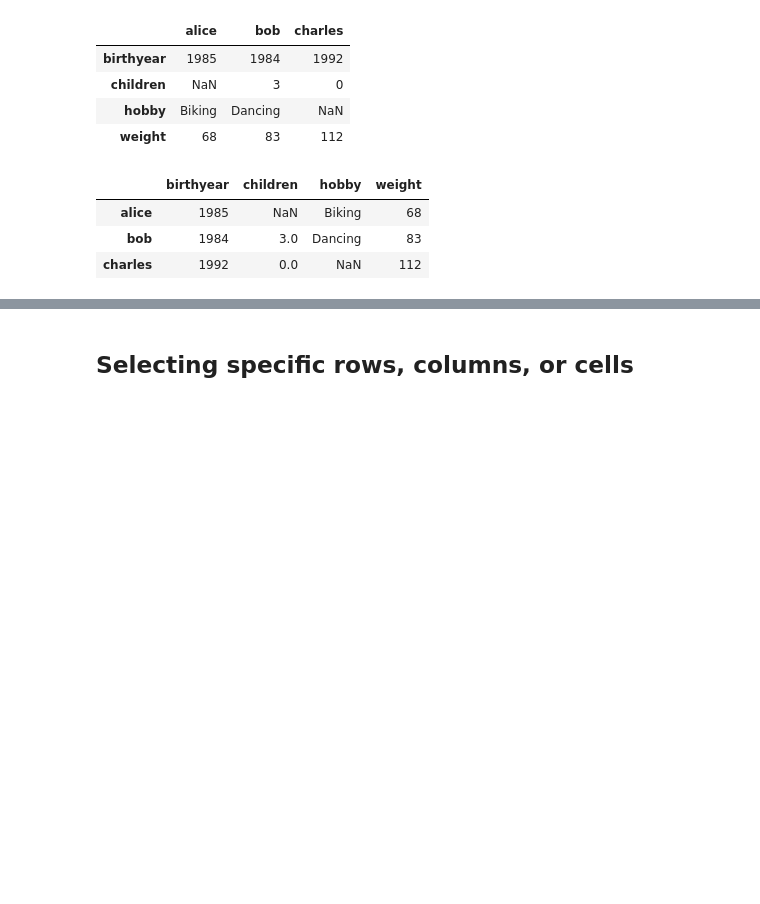
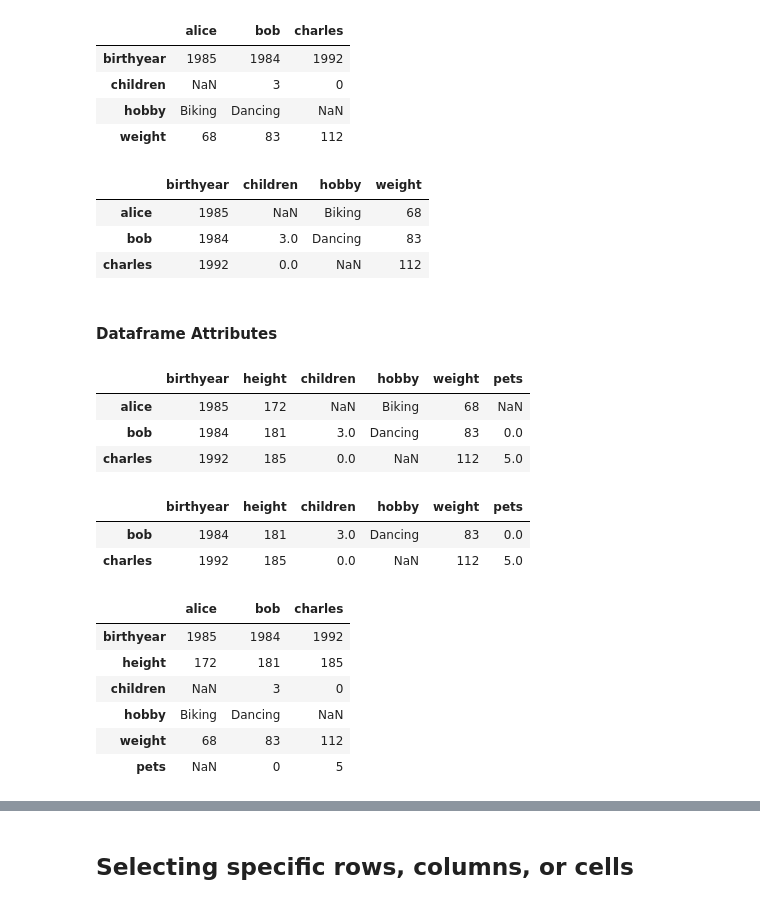
Before and after one commit to carriegardner428/cybersecurity_datascience, a Jupyter notebook: tutorials/Pandas Intro.ipynb, the cells around one changed output, grey strips where cells are left out. Drawn from its saved outputs; the diff is of its cells as text; code cells hidden in the pictures; blank space fills up the shorter version.

```diff
--- a/tutorials/Pandas Intro.ipynb
+++ b/tutorials/Pandas Intro.ipynb
@@ -167,3 +364,28 @@ people
 | alice | 1985 | NaN | Biking | 68 |
 | bob | 1984 | 3.0 | Dancing | 83 |
 | charles | 1992 | 0.0 | NaN | 112 |
+# %% [markdown]
+#### Dataframe Attributes
+# %%
+people.head(3)
+# %% [output]
+|  | birthyear | height | children | hobby | weight | pets |
+| alice | 1985 | 172 | NaN | Biking | 68 | NaN |
+| bob | 1984 | 181 | 3.0 | Dancing | 83 | 0.0 |
+| charles | 1992 | 185 | 0.0 | NaN | 112 | 5.0 |
+# %%
+people.tail(2)
+# %% [output]
+|  | birthyear | height | children | hobby | weight | pets |
+| bob | 1984 | 181 | 3.0 | Dancing | 83 | 0.0 |
+| charles | 1992 | 185 | 0.0 | NaN | 112 | 5.0 |
+# %%
+people.T
+# %% [output]
+|  | alice | bob | charles |
+| birthyear | 1985 | 1984 | 1992 |
+| height | 172 | 181 | 185 |
+| children | NaN | 3 | 0 |
+| hobby | Biking | Dancing | NaN |
+| weight | 68 | 83 | 112 |
+| pets | NaN | 0 | 5 |
```
Also changed, not shown: parts of 29 cells of this notebook.
